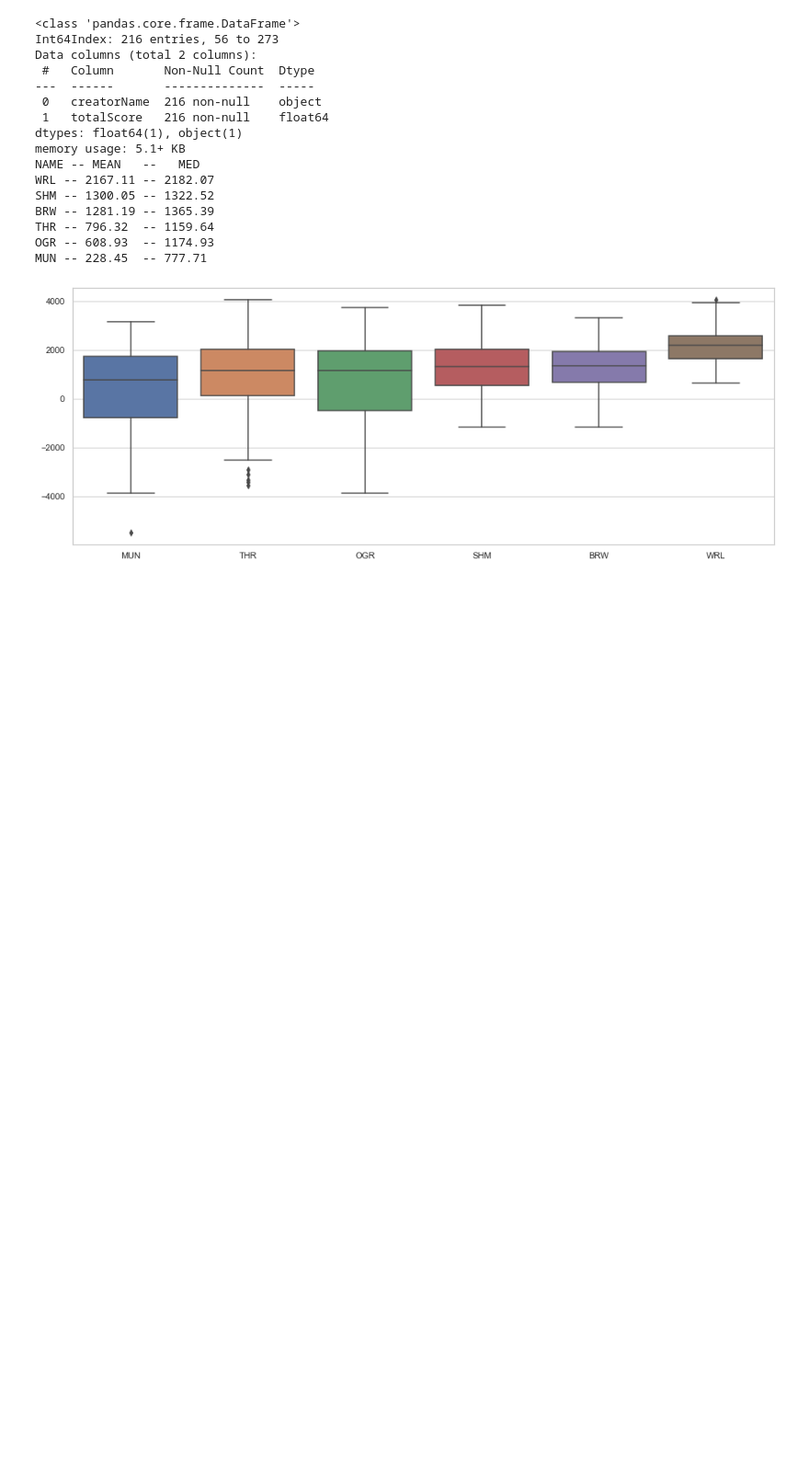
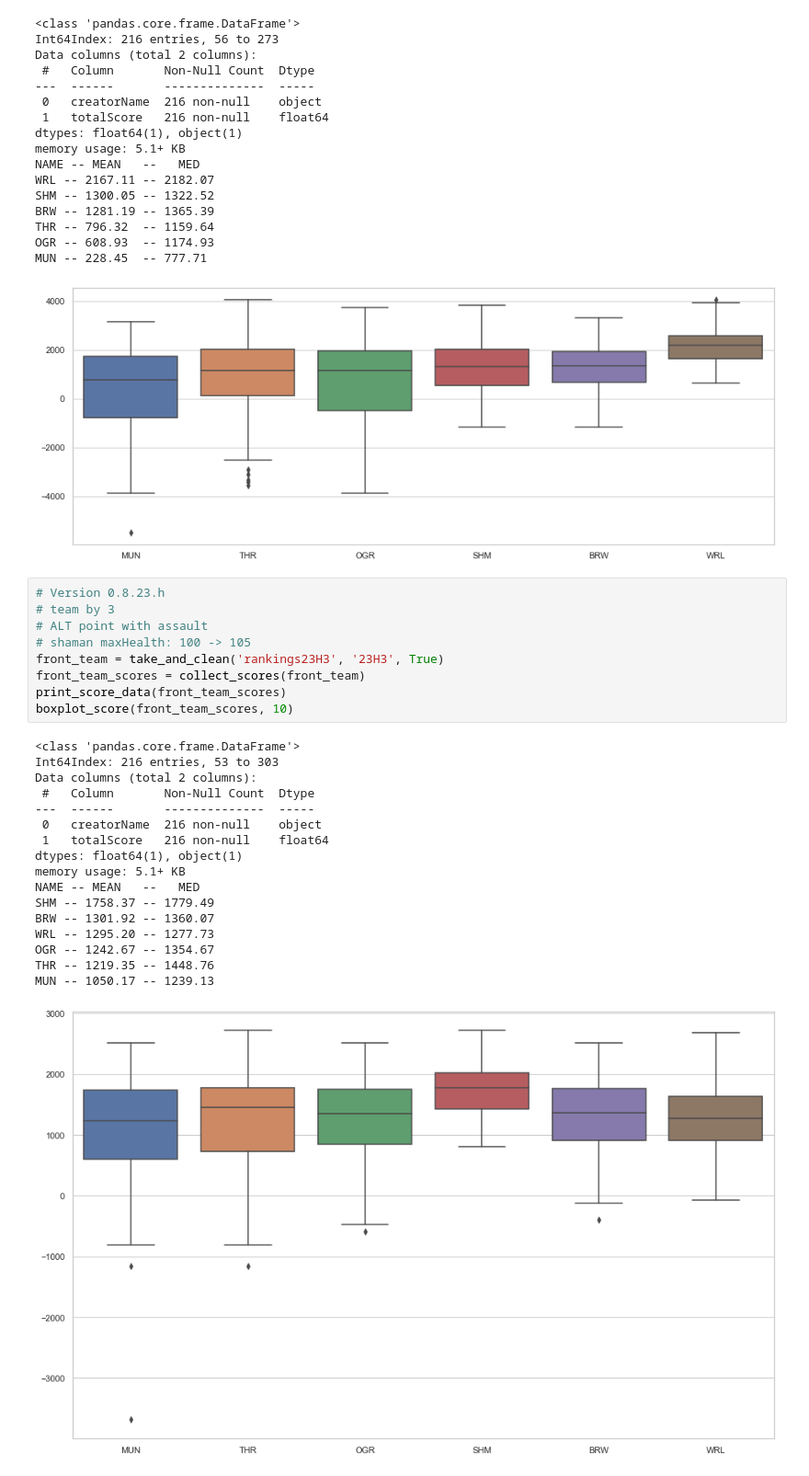
Before and after one commit to Bryukh/AILeagueBalance, a Jupyter notebook: GiantGatesAutoBalancerResults.ipynb, the cells around one changed output. Shown at 92% size. Saved outputs shown, nothing was run; the diff lists cells and outputs as text; blank space fills up the shorter version.

```diff
--- a/GiantGatesAutoBalancerResults.ipynb
+++ b/GiantGatesAutoBalancerResults.ipynb
@@ -84,4 +84,31 @@ THR -- 796.32  -- 1159.64
 OGR -- 608.93  -- 1174.93
 MUN -- 228.45  -- 777.71
 [figure]
+# %%
+# Version 0.8.23.h
+# team by 3
+# ALT point with assault
+# shaman maxHealth: 100 -> 105
+front_team = take_and_clean('rankings23H3', '23H3', True)
+front_team_scores = collect_scores(front_team)
+print_score_data(front_team_scores)
+boxplot_score(front_team_scores, 10)
+# %% [output]
+<class 'pandas.core.frame.DataFrame'>
+Int64Index: 216 entries, 53 to 303
+Data columns (total 2 columns):
+ #   Column       Non-Null Count  Dtype
+---  ------       --------------  -----
+ 0   creatorName  216 non-null    object
+ 1   totalScore   216 non-null    float64
+dtypes: float64(1), object(1)
+memory usage: 5.1+ KB
+NAME -- MEAN   --   MED
+SHM -- 1758.37 -- 1779.49
+BRW -- 1301.92 -- 1360.07
+WRL -- 1295.20 -- 1277.73
+OGR -- 1242.67 -- 1354.67
+THR -- 1219.35 -- 1448.76
+MUN -- 1050.17 -- 1239.13
+[figure, added]
 # %%
```
Also changed, not shown: parts of 9 cells of this notebook, 6 other files.
